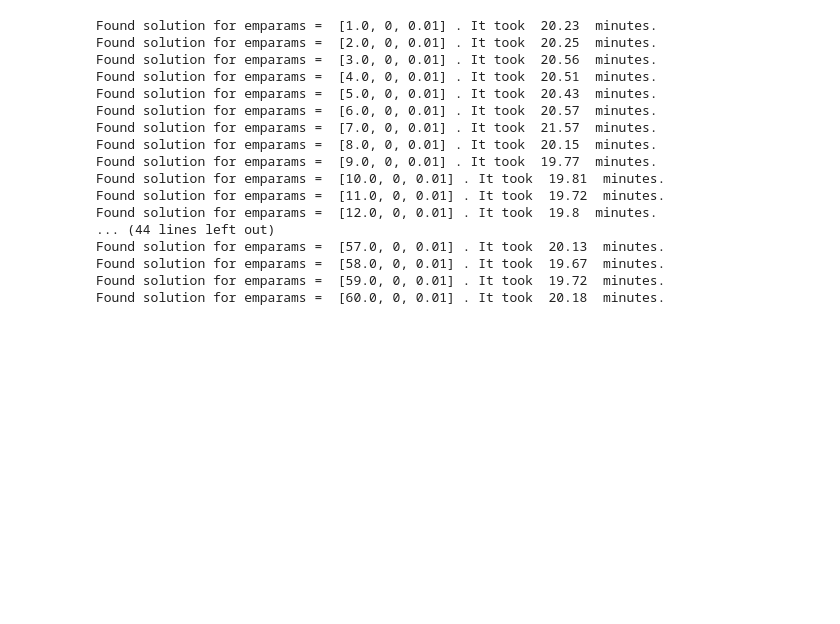
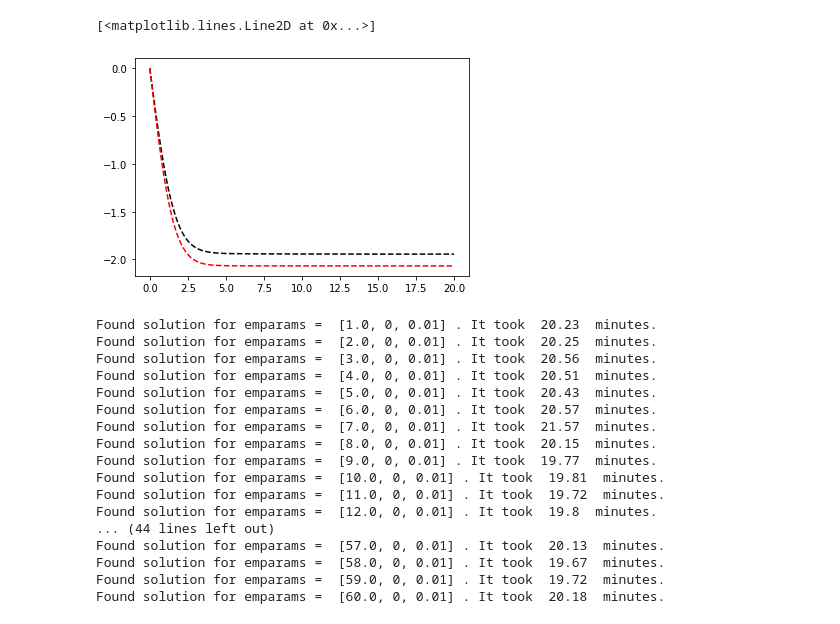
Before and after one commit to gsalinasphys/axionstars, a Jupyter notebook: em_ground_pll.ipynb, the cells around one changed output. Cells and saved outputs as stored; diff of their text form; code cells hidden in the pictures; blank space fills up the shorter version.

```diff
--- a/dilute_ground_em.ipynb
+++ b/em_ground_pll.ipynb
@@ -127,3 +91,11 @@ The value of tilde phi0 is: -0.6471443334660724
+# %%
+plt.plot(rinterv_cut, (Xs[2].T - epsilonb)*rinterv_cut, 'k--', label = "phi")
+plt.plot(rinterv_read, (Xs_read[2].T - epsilonb_read)*rinterv_read, 'r--', label = "phi_ground")
+# plt.xlim(left = 10, right = 20)
+# plt.ylim(top = 0, bottom = -0.2)
+# %% [output]
+[<matplotlib.lines.Line2D at 0x...>]
+[figure, added]
 # %%
 # Finding solutions, emparams in the format [scale = 1, center = 0, size = 0.1]
 scales = np.linspace(0, 100, 101, endpoint=True)[1:]
```
Also changed, not shown: parts of 4 cells of this notebook, 4 other files.
